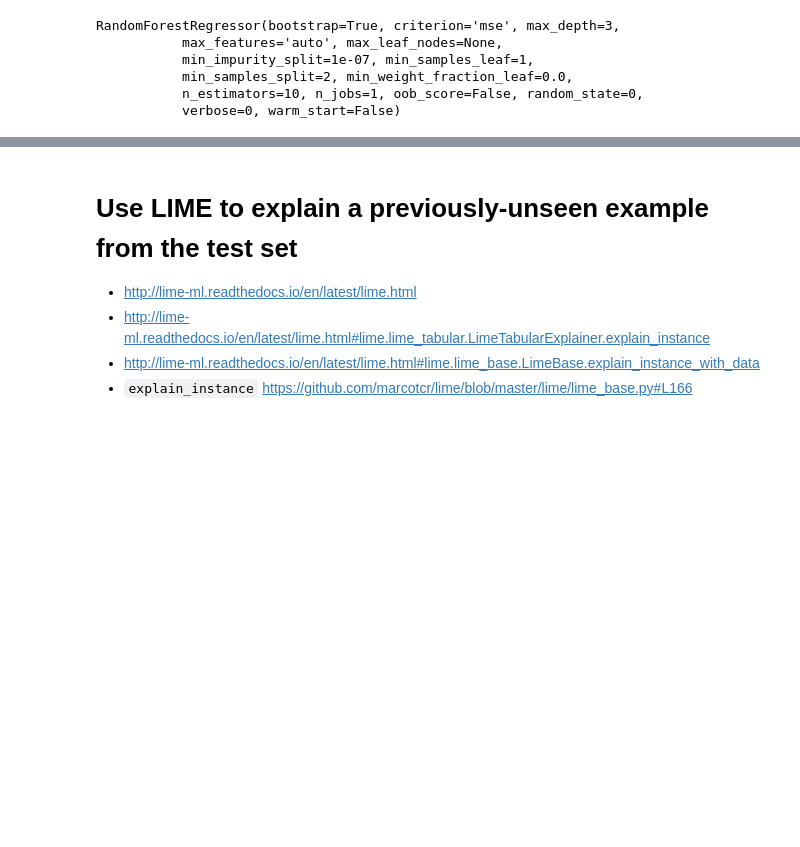
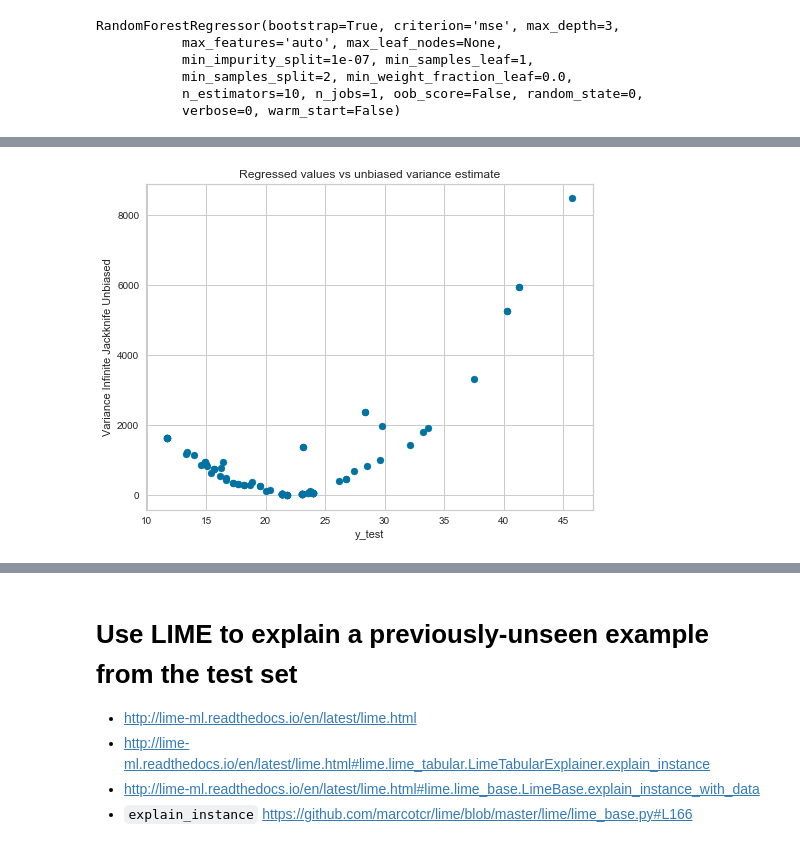
Before and after one commit to ianozsvald/data_science_delivered, a Jupyter notebook: ml_explain_regression_prediction.ipynb, the cells around one changed output, grey strips where cells are left out. Saved outputs shown, nothing was run; the diff lists cells and outputs as text; code cells hidden in the pictures; blank space fills up the shorter version.

```diff
--- a/ml_explain_regression_prediction.ipynb
+++ b/ml_explain_regression_prediction.ipynb
@@ -191,0 +200,8 @@ Failed to import duecredit due to No module named 'duecredit'
+# %%
+fig, ax = plt.subplots(figsize=(8,6));
+ax.scatter(y_hat, V_IJ_unbiased);
+ax.set(title="Regressed values vs unbiased variance estimate",
+       xlabel="y_test",
+       ylabel="Variance Infinite Jackknife Unbiased");
+# %% [output]
+[figure, added]
```
Also changed, not shown: parts of 28 cells of this notebook.
